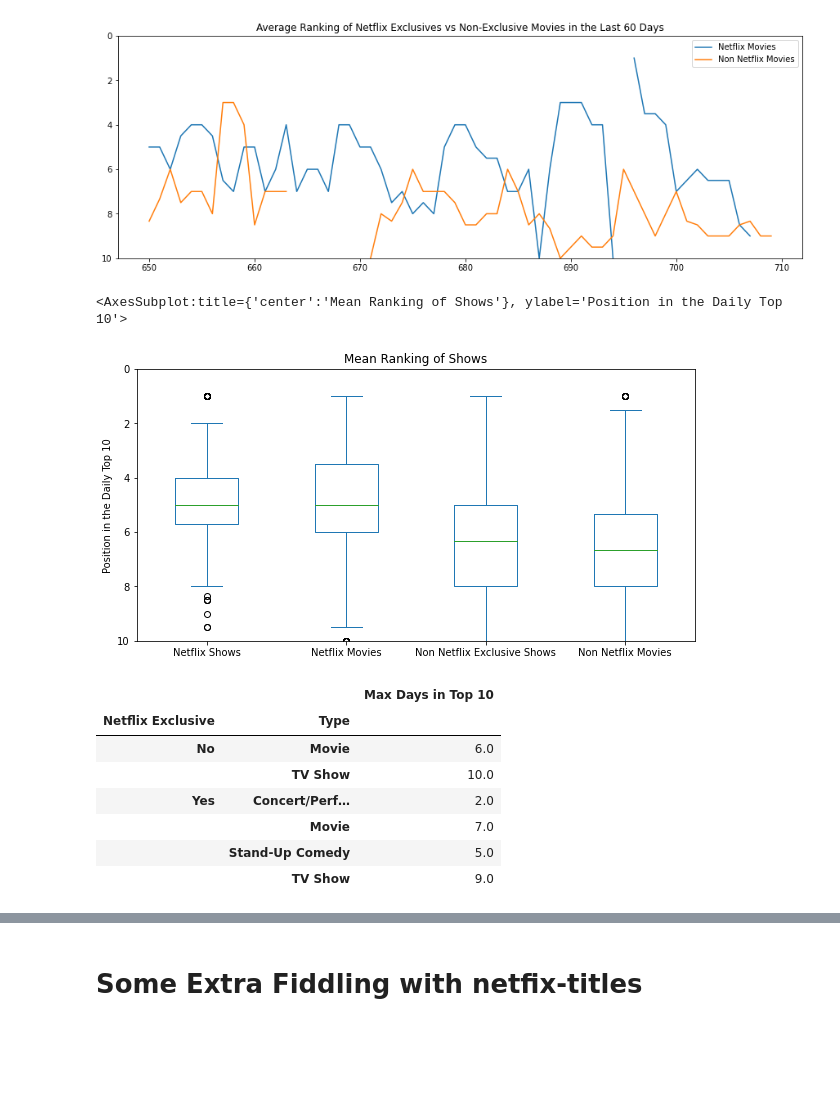
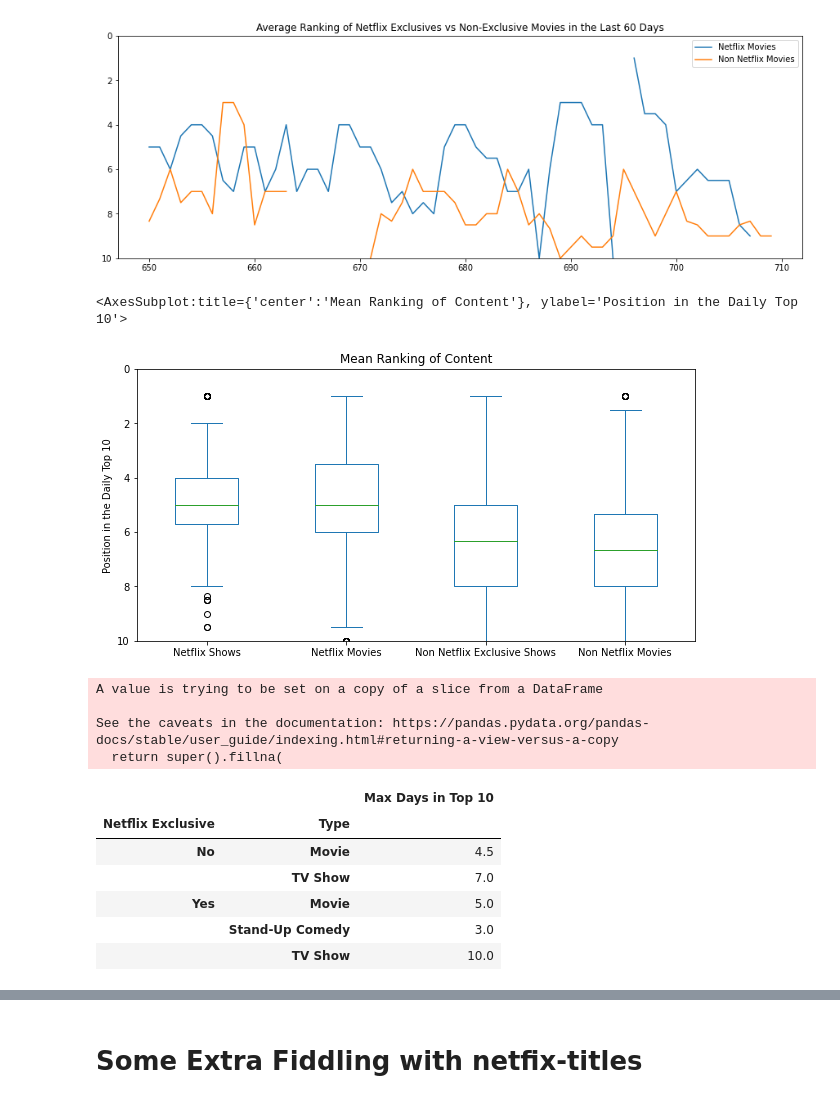
Before and after one commit to Costilrt/The-First-Project, a Jupyter notebook: netflix-project-matthew.ipynb, the cells around one changed output, grey strips where cells are left out. Drawn from its saved outputs; the diff is of its cells as text; code cells hidden in the pictures; blank space fills up the shorter version.

```diff
--- a/netflix-project-matthew.ipynb
+++ b/netflix-project-matthew.ipynb
@@ -527,7 +546,7 @@ daily_top_10_mean_ranking_df[["Netflix Movies","Non Netflix Movies"]][-60:].plot
 [figure]
 [figure]
 # %%
-daily_top_10_mean_ranking_df[["Netflix Shows","Netflix Movies", "Non Netflix Exclusive Shows", "Non Netflix Movies"]].plot(kind="box", figsize=(10,5), ylim=(10,0), title="Mean Ranking of Shows", ylabel="Position in the Daily Top 10")
+daily_top_10_mean_ranking_df[["Netflix Shows","Netflix Movies", "Non Netflix Exclusive Shows", "Non Netflix Movies"]].plot(kind="box", figsize=(10,5), ylim=(10,0), title="Mean Ranking of Content", ylabel="Position in the Daily Top 10")
 # %% [output]
-<AxesSubplot:title={'center':'Mean Ranking of Shows'}, ylabel='Position in the Daily Top 10'>
+<AxesSubplot:title={'center':'Mean Ranking of Content'}, ylabel='Position in the Daily Top 10'>
-[figure, old version]
+[figure, new version]
@@ -534,12 +555,18 @@ daily_top_10_mean_ranking_df[["Netflix Shows","Netflix Movies", "Non Netflix Exc
 # %%
 max_days_in_top_10_df.fillna("No", inplace=True)
-max_days_in_top_10_df.groupby(["Netflix Exclusive", "Type"]).median()
+max_days_in_top_10_df = max_days_in_top_10_df.loc[max_days_in_top_10_df["Max Days in Top 10"] != "No"]
+max_days_grouped = max_days_in_top_10_df.groupby(["Netflix Exclusive", "Type"])
+max_days_grouped.mean()
+max_days_grouped.median()
 # %% [output]
+A value is trying to be set on a copy of a slice from a DataFrame
+
+See the caveats in the documentation: https://pandas.pydata.org/pandas-docs/stable/user_guide/indexing.html#returning-a-view-versus-a-copy
+  return super().fillna(
 |  |  | Max Days in Top 10 |
 | Netflix Exclusive | Type |  |
-| No | Movie | 6.0 |
+| No | Movie | 4.5 |
+|  | TV Show | 7.0 |
+| Yes | Movie | 5.0 |
+|  | Stand-Up Comedy | 3.0 |
 |  | TV Show | 10.0 |
-| Yes | Concert/Perf… | 2.0 |
-|  | Movie | 7.0 |
-|  | Stand-Up Comedy | 5.0 |
-|  | TV Show | 9.0 |
```
Also changed, not shown: parts of 10 cells of this notebook, 2 other files.
